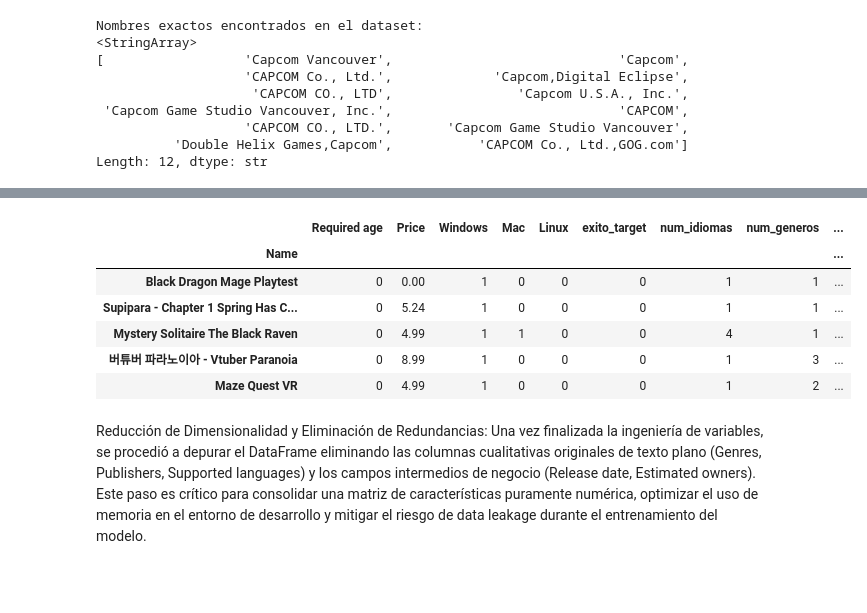
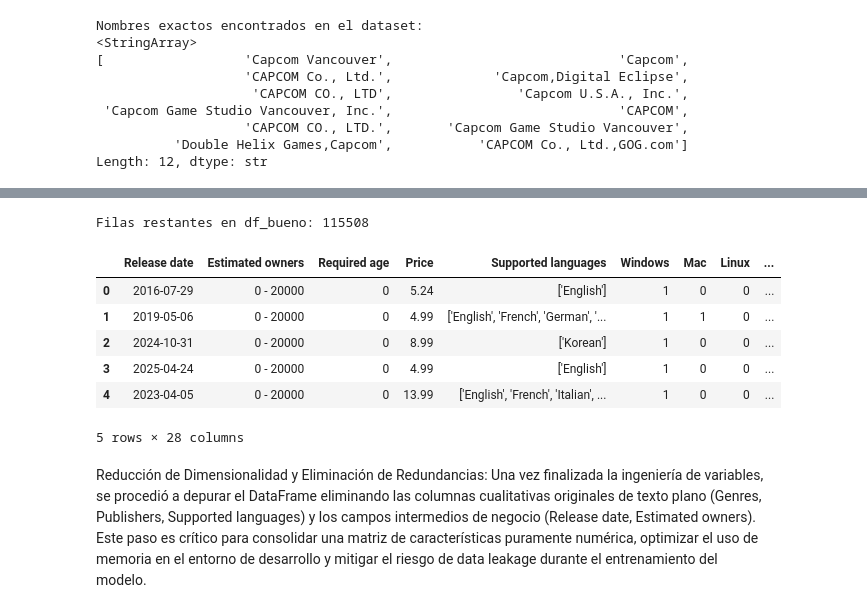
Before and after one commit to kevinmc37/Steam-Success-Predictor, a Jupyter notebook: 01_data_cleaning_and_features.ipynb, the cells around one changed output, grey strips where cells are left out. Saved outputs shown, nothing was run; the diff lists cells and outputs as text; code cells hidden in the pictures; blank space fills up the shorter version.

Commit message:
Arreglados errores y terminado dataset de predicciones futuras

```diff
--- a/01_data_cleaning_and_features.ipynb
+++ b/01_data_cleaning_and_features.ipynb
@@ -8,9 +8,6 @@ import unicodedata
 from collections import defaultdict, Counter
 from difflib import SequenceMatcher
 from sklearn.preprocessing import StandardScaler
-
-pd.set_option('display.max_columns', None) # Desactivamos el límite de columnas para que las muestre todas
-pd.set_option('display.max_colwidth', None)
 # %%
 # 1. Cargamos el dataset original y mostramos las primeras 5 filas
 df = pd.read_csv('games.csv')
@@ -217,18 +215,6 @@ df_bueno['mes_lanzamiento'] = df_bueno['Release date'].dt.month.fillna(1).astype
 # Variable derivada: Lanzamiento en temporada navideña/fiestas (Noviembre y Diciembre)
 df_bueno['lanzamiento_navidad'] = df_bueno['mes_lanzamiento'].isin([11, 12]).astype(int)
 
-# Mapeo de Experiencia y Tamaño del Estudio (Indie/AA/AAA). Contamos cuántos juegos ha publicado cada Publisher en todo el dataset histórico
-dict_experiencia_pub = df_bueno['Publishers'].value_counts().to_dict()
-df_bueno['juegos_publicados_historico'] = df_bueno['Publishers'].map(dict_experiencia_pub).fillna(1).astype(int)
-
-# Clasificación del Estudio basada en su volumen de lanzamientos: 0 = Indie (1 a 9 juegos) | 1 = AA (10 a 50 juegos) | 2 = AAA (>50 juegos)
-condiciones_estudio = [
-    (df_bueno['juegos_publicados_historico'] > 50),
-    (df_bueno['juegos_publicados_historico'] >= 10) & (df_bueno['juegos_publicados_historico'] <= 50),
-    (df_bueno['juegos_publicados_historico'] < 10)
-]
-df_bueno['tipo_estudio'] = np.select(condiciones_estudio, [2, 1, 0], default = 0)
-
 # Aseguramos el tipado numérico del Precio
 df_bueno['Price'] = pd.to_numeric(df_bueno['Price'], errors = 'coerce').fillna(0.0)
 df_bueno['Required age'] = pd.to_numeric(df_bueno['Required age'], errors = 'coerce').fillna(0).astype(int)
@@ -998,0 +1005,20 @@ Columnas finales para el modelo:
+# %%
+def calcular_autoeditado(row):
+    devs = {d.strip().lower() for d in str(row['Developers']).split(',') if d.strip()}
+    pubs = {p.strip().lower() for p in str(row['Publishers']).split(',') if p.strip()}
+    return 1 if (devs & pubs) else 0
+
+def calcular_top_publisher(publishers_str):
+    pubs = [p.strip().lower() for p in str(publishers_str).split(',') if p.strip()]
+    return 1 if any(p in top_publishers for p in pubs) else 0
+
+top_publishers = {
+    "electronic arts", "ubisoft", "square enix", "capcom", "sega", "team17 digital", "playway", "nacon studio",
+    "alawar entertainment", "bandai namco studios", "2k games", "rockstar games", "sony", "valve", "amazon game studios",
+    "tinybuild", "nexon games", "playstation publishing", "xbox game studios", "microsoft game studios",
+    "warner bros", "bethesda", "activision", "blizzard entertainment", "konami", "cd projekt red", "raw fury",
+    "thq nordic", "505 games", "focus entertainment", "devolver digital", "paradox interactive", "remedy entertainment"
+}
+df_bueno['es_autoeditado'] = df_bueno.apply(calcular_autoeditado, axis = 1)
+df_bueno['es_top_publisher'] = df_bueno['Publishers'].apply(calcular_top_publisher)
+df_bueno[['Developers', 'Publishers', 'es_autoeditado', 'es_top_publisher']].head()
@@ -999,15 +1045,23 @@ Columnas finales para el modelo:
+# %%
+df_bueno = df_bueno.dropna(subset = ['developer_clean']) # Eliminamos filas donde el developer sea NaN o nulo
+df_bueno['developer_clean'] = df_bueno['developer_clean'].astype(str).str.strip() # Limpiamos espacios en blanco alrededor y filtrar si quedó vacío
+df_bueno = df_bueno[df_bueno['developer_clean'].ne('') & ~df_bueno['Developers'].isin(['nan', 'None', 'NaN'])]
+df_bueno = df_bueno.drop_duplicates().reset_index(drop = True)
+print(f"Filas restantes en df_bueno: {len(df_bueno)}")
+# %% [output]
+Filas restantes en df_bueno: 115508
 # %%
 cols_os = ['Windows', 'Mac', 'Linux']
-df_modelo[cols_os] = df_modelo[cols_os].astype(int) # Convertimos directamente True/False a 1/0
-df_modelo.head()
+df_bueno[cols_os] = df_bueno[cols_os].astype(int) # Convertimos directamente True/False a 1/0
+df_bueno.head()
 # %% [output]
-|  | Required age | Price | Windows | Mac | Linux | exito_target | num_idiomas | num_generos | ... |
-| Name |  |  |  |  |  |  |  |  | ... |
-| Black Dragon Mage Playtest | 0 | 0.00 | 1 | 0 | 0 | 0 | 1 | 1 | ... |
-| Supipara - Chapter 1 Spring Has C... | 0 | 5.24 | 1 | 0 | 0 | 0 | 1 | 1 | ... |
-| Mystery Solitaire The Black Raven | 0 | 4.99 | 1 | 1 | 0 | 0 | 4 | 1 | ... |
-| 버튜버 파라노이아 - Vtuber Paranoia | 0 | 8.99 | 1 | 0 | 0 | 0 | 1 | 3 | ... |
-| Maze Quest VR | 0 | 4.99 | 1 | 0 | 0 | 0 | 1 | 2 | ... |
+|  | Release date | Estimated owners | Required age | Price | Supported languages | Windows | Mac | Linux | ... |
+| 0 | 2016-07-29 | 0 - 20000 | 0 | 5.24 | ['English'] | 1 | 0 | 0 | ... |
+| 1 | 2019-05-06 | 0 - 20000 | 0 | 4.99 | ['English', 'French', 'German', '... | 1 | 1 | 0 | ... |
+| 2 | 2024-10-31 | 0 - 20000 | 0 | 8.99 | ['Korean'] | 1 | 0 | 0 | ... |
+| 3 | 2025-04-24 | 0 - 20000 | 0 | 4.99 | ['English'] | 1 | 0 | 0 | ... |
+| 4 | 2023-04-05 | 0 - 20000 | 0 | 13.99 | ['English', 'French', 'Italian', ... | 1 | 0 | 0 | ... |
+5 rows × 28 columns
 # %% [markdown]
 Reducción de Dimensionalidad y Eliminación de Redundancias:
 Una vez finalizada la ingeniería de variables, se procedió a depurar el DataFrame eliminando las columnas cualitativas originales de texto plano (Genres, Publishers, Supported languages) y los campos intermedios de negocio (Release date, Estimated owners). Este paso es crítico para consolidar una matriz de características puramente numérica, optimizar el uso de memoria en el entorno de desarrollo y mitigar el riesgo de data leakage durante el entrenamiento del modelo.
```
Also changed, not shown: parts of 35 cells of this notebook.
